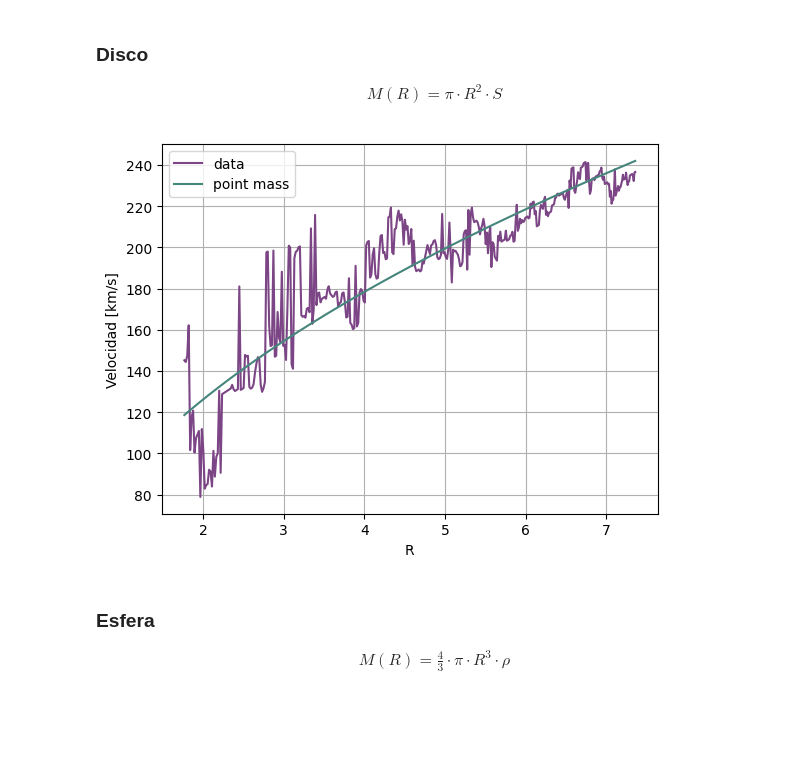
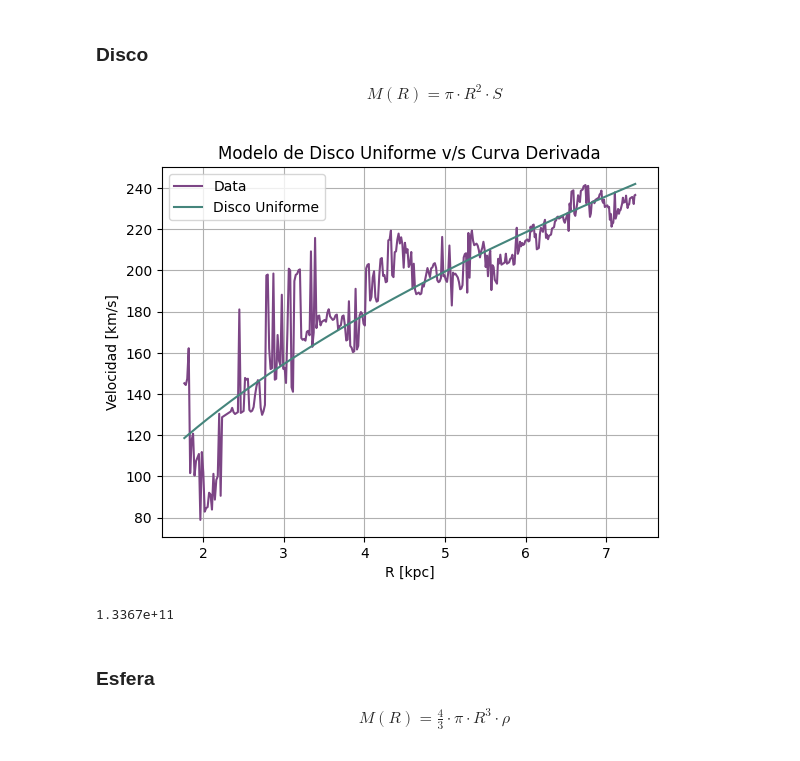
Before and after one commit to CrushinAngel/Astronomia_Experimental, a Jupyter notebook: Informe_2/southgalaxy.ipynb, the cells around one changed output. Saved outputs shown, nothing was run; the diff lists cells and outputs as text; code cells hidden in the pictures; blank space fills up the shorter version.

```diff
--- a/Informe_2/southgalaxy.ipynb
+++ b/Informe_2/southgalaxy.ipynb
@@ -366,20 +383,26 @@ M(R) = \pi \cdot R^{2} \cdot S
 # %%
 def disco(R, S):
     M = np.pi * (R**2) * S
     v = np.sqrt(G.value * M / R) # km/s
     return v
 
-disk, covdisk = curve_fit(disco, R, vR)
+disk, covdisk = curve_fit(disco, R, vR, bounds = (0, np.inf))
 
-plt.plot(R, vR, '#7C4585', label='data')
-plt.plot(R, disco(R, disk[0]), '#45857c', label='point mass')
-plt.xlabel('R')
+plt.plot(R, vR, '#7C4585', label='Data')
+plt.plot(R, disco(R, disk[0]), '#45857c', label='Disco Uniforme')
+plt.xlabel('R [kpc]')
 plt.ylabel('Velocidad [km/s]')
+plt.title('Modelo de Disco Uniforme v/s Curva Derivada')
 plt.grid()
 plt.legend()
 plt.show()
+
+M_circ_d = np.pi * (R0**2) * disk[0]
+
+print(f'{M_circ_d:.4e}')
 # %% [output]
-[figure, old version]
+[figure, new version]
+1.3367e+11
 # %% [markdown]
 ### Esfera
 
```
Also changed, not shown: parts of 8 cells of this notebook.
